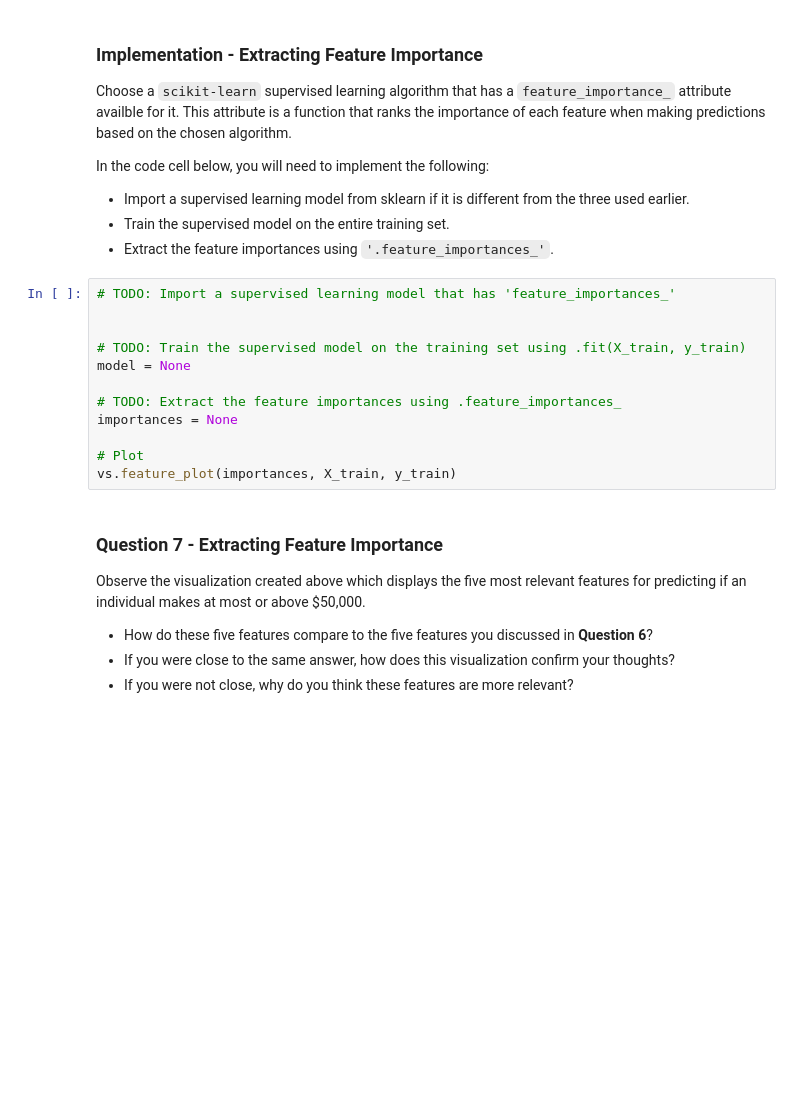
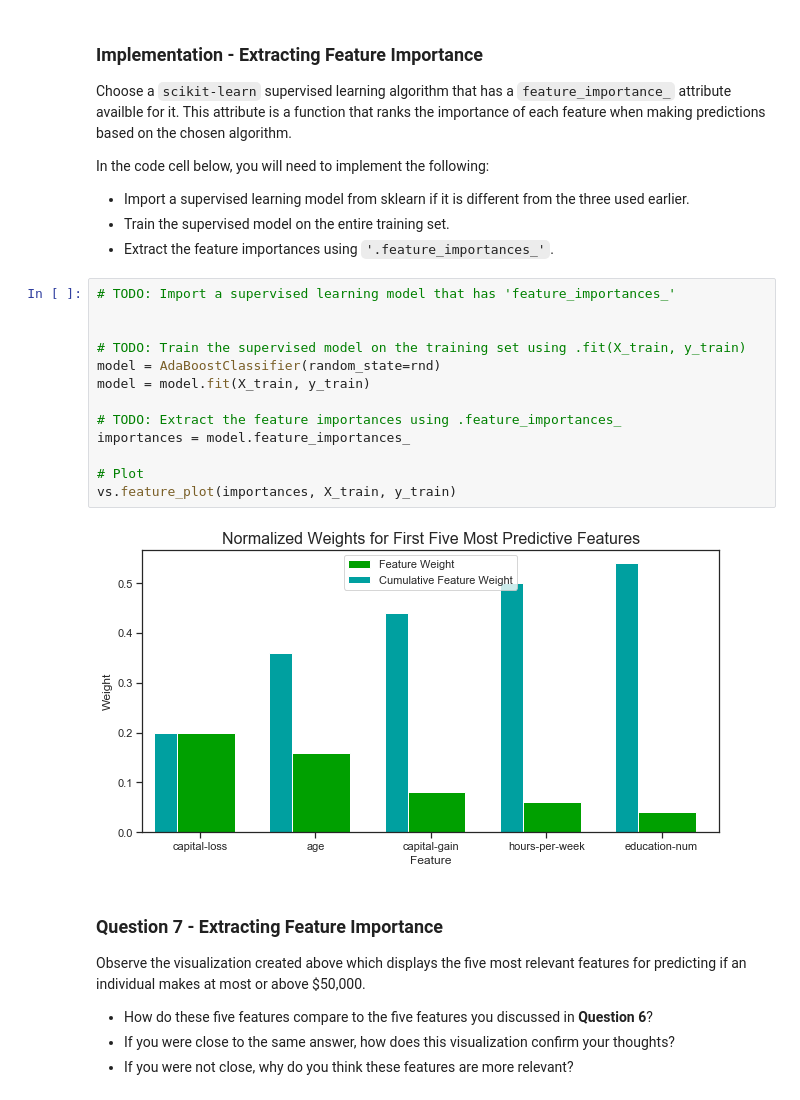
Before and after one commit to fdelgados/charity_ml, a Jupyter notebook: finding_donors.ipynb, the cells around one changed output. Cells and saved outputs as stored; diff of their text form; blank space fills up the shorter version.

```diff
--- a/finding_donors.ipynb
+++ b/finding_donors.ipynb
@@ -508,15 +684,18 @@ In the code cell below, you will need to implement the following:
 # %%
 # TODO: Import a supervised learning model that has 'feature_importances_'
 
 
 # TODO: Train the supervised model on the training set using .fit(X_train, y_train)
-model = None
+model = AdaBoostClassifier(random_state=rnd)
+model = model.fit(X_train, y_train)
 
 # TODO: Extract the feature importances using .feature_importances_
-importances = None
+importances = model.feature_importances_
 
 # Plot
 vs.feature_plot(importances, X_train, y_train)
+# %% [output]
+[figure, added]
 # %% [markdown]
 ### Question 7 - Extracting Feature Importance
 
```
Also changed, not shown: parts of 40 cells of this notebook.
